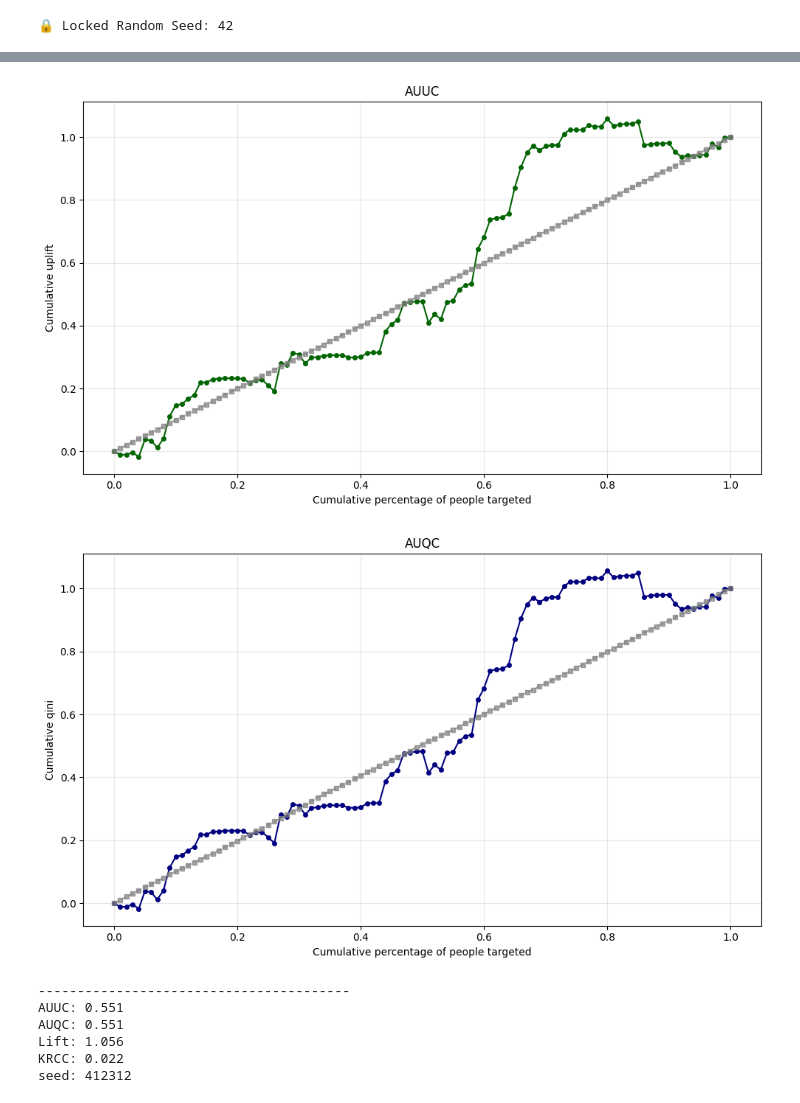
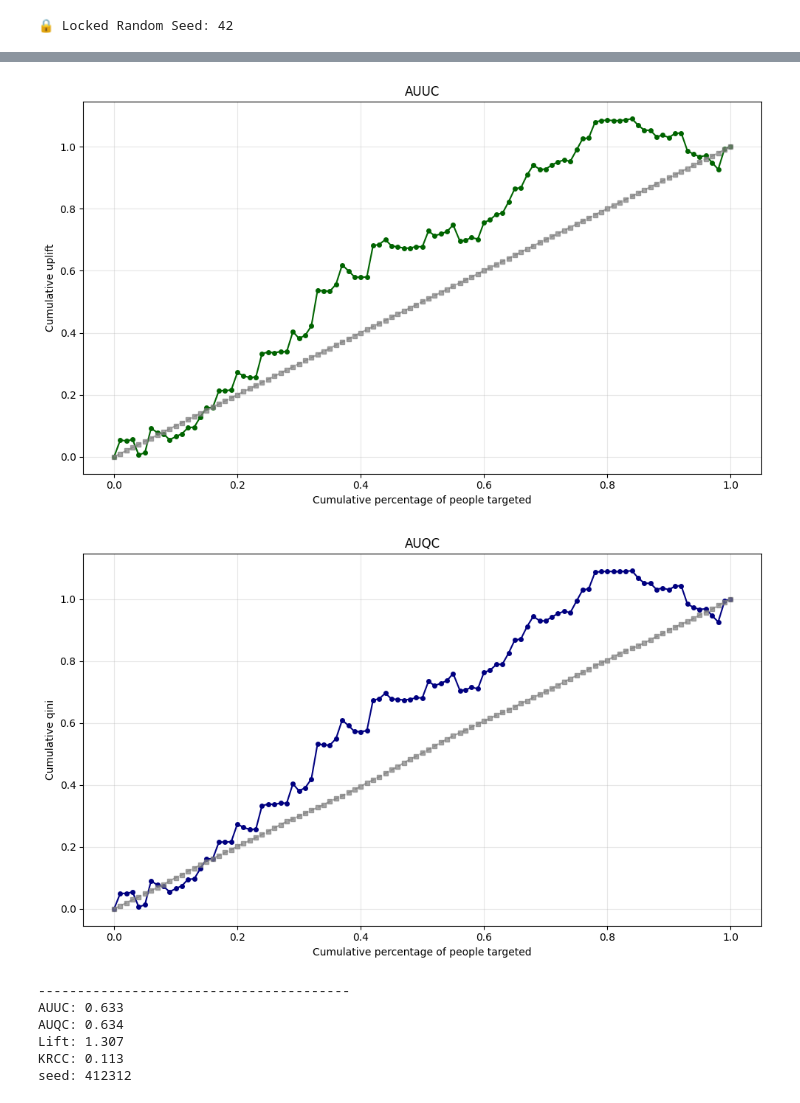
Before and after one commit to ducvu0904/RERUM, a Jupyter notebook: Dragonnet + ZILN/main.ipynb, the cells around one changed output, grey strips where cells are left out. Saved outputs shown, nothing was run; the diff lists cells and outputs as text; code cells hidden in the pictures.

```diff
--- a/Dragonnet + ZILN/main.ipynb
+++ b/Dragonnet + ZILN/main.ipynb
@@ -62,7 +62,7 @@ def clear_memory():
     torch.cuda.empty_cache()
 # %%
 #load data
-df_men = pd.read_csv(r"C:\Users\Lenovo\Documents\Rankability uplift modeling\Hillstrom-Men.csv")
+df_men = pd.read_csv(r"C:\Users\Lenovo\Documents\Rankability uplift modeling\dataset\Hillstrom-Men.csv")
 df_men = df_men.drop(columns="Unnamed: 0")
 print ("---------------------------")
 print ("null count:")
@@ -221,19 +221,20 @@ seed_everything(seed)
 # # Sau khi chạy xong, bạn biết seed là bao nhiêu
 # print(f"Experiment completed with seed: {seed}")
 # %%
-epochs = 100
+epochs = 150
 alpha = 1
 beta = 1
-lr = 1e-4
+lr = 1e-3
 wd = 1e-4
-early_stop_metric = "loss"
+early_stop_metric = "qini"
 ema = True
-ema_alpha = 0.15
-patience = 100
+ema_alpha = 0.05
+patience = 30
 shared_dropout = 0
 outcome_droupout = 0
 shared_hidden = 200
 outcome_hidden = 100
+early_stop_start = 50
 
 print (f" epochs = {epochs}")
 print (f" alpha = {alpha}")
@@ -278,7 +279,9 @@ dragonnet = Dragonnet(input_dim=x_men_train_t.shape[1], epochs=epochs,
                       outcome_hidden=outcome_hidden,
                       outcome_dropout=outcome_droupout,
                       shared_dropout=shared_dropout,
-                      early_stop_metric=early_stop_metric)
+                      early_stop_metric=early_stop_metric,
+                      early_stop_start_epoch = early_stop_start
+)
 dragonnet.fit(train_loader, val_loader)
 
 print ("Complete training")
@@ -326,12 +329,12 @@ Epoch 7/100 | Base Loss: 6.3426 | Tarreg Loss: 274.234589 | Total Loss: 280.5772
 Complete training
 Evaluating baseline🔃🔃🔃
-[figure, old version]
+[figure, new version]
-[figure, old version]
+[figure, new version]
 ----------------------------------------
-AUUC: 0.551
-AUQC: 0.551
-Lift: 1.056
-KRCC: 0.022
+AUUC: 0.633
+AUQC: 0.634
+Lift: 1.307
+KRCC: 0.113
 seed: 412312
 # %%
 seed = 42
```
Also changed, not shown: parts of 8 cells of this notebook, 24 other files.
